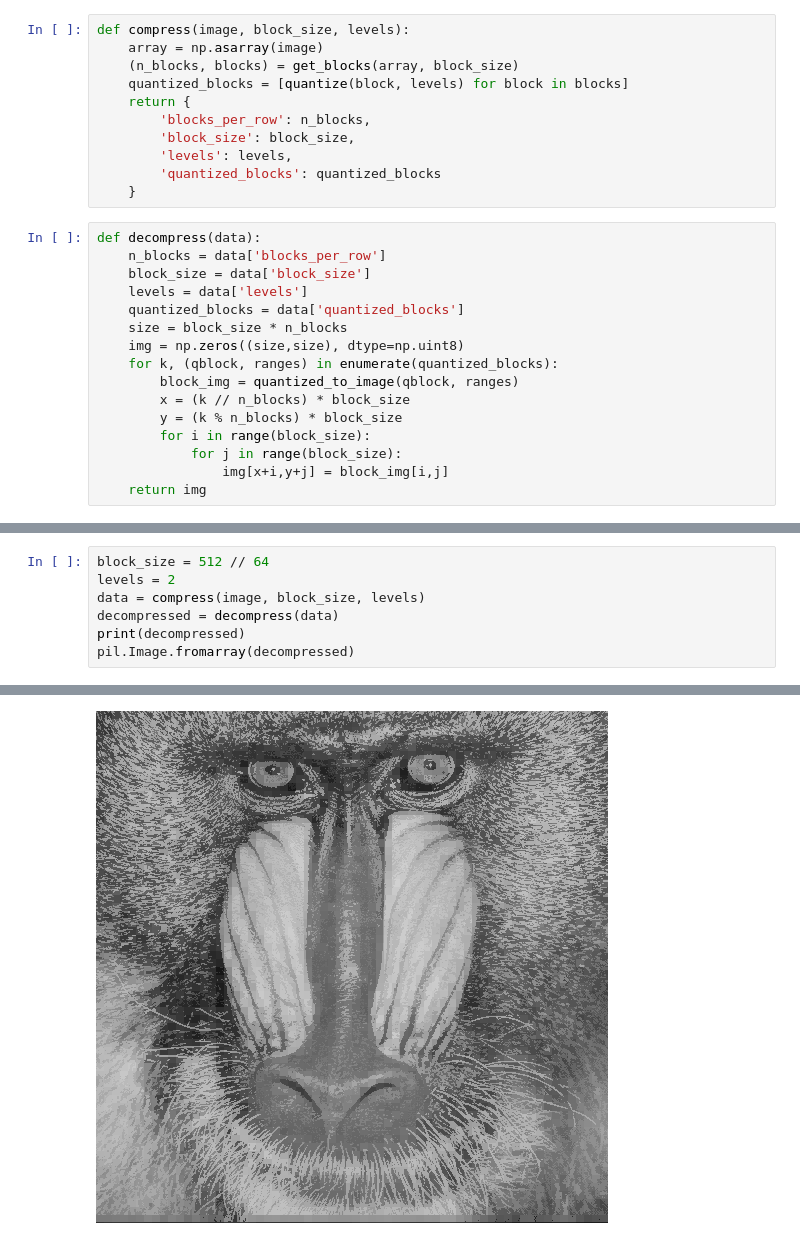
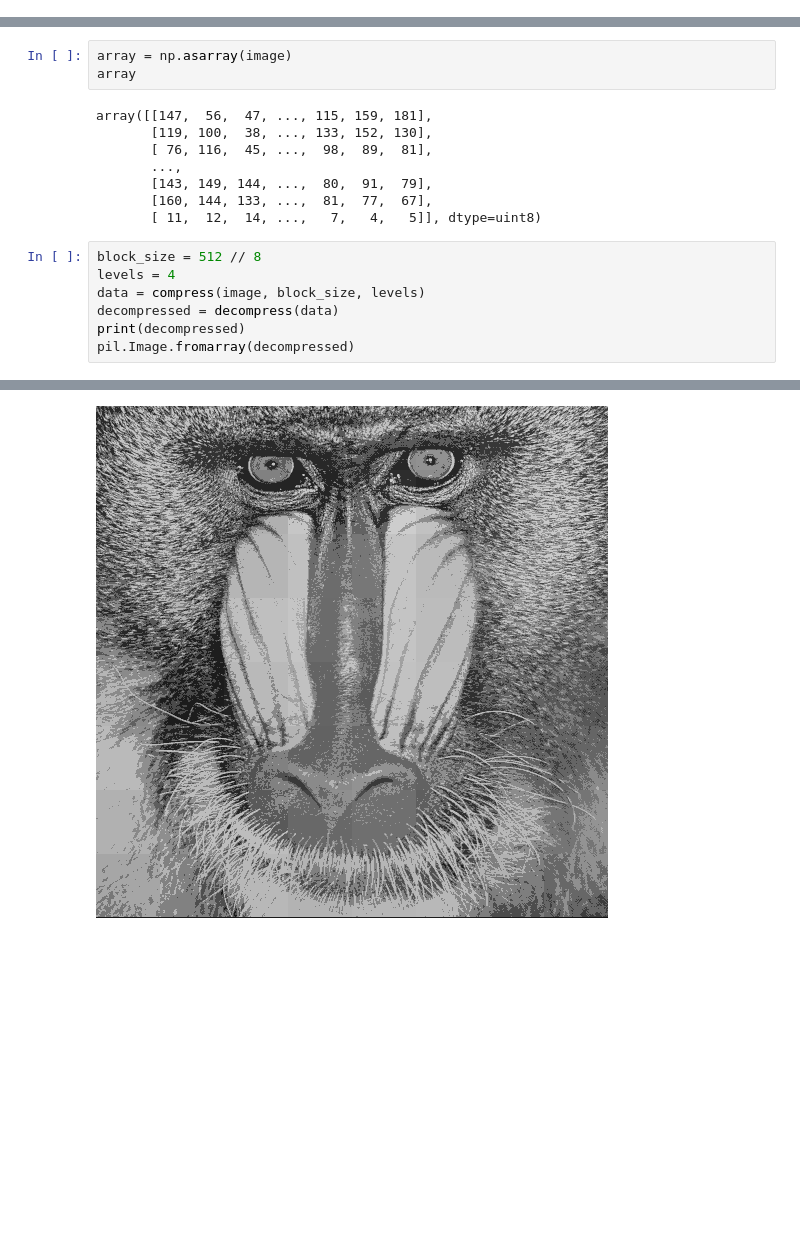
Before and after one commit to brenoafb/image-compression, a Jupyter notebook: Untitled.ipynb, the cells around one changed output, grey strips where cells are left out. Saved outputs shown, nothing was run; the diff lists cells and outputs as text; blank space fills up the shorter version.

```diff
--- a/Untitled.ipynb
+++ b/Untitled.ipynb
@@ -114,27 +11,0 @@ pil.Image.fromarray(img)
-# %%
-def compress(image, block_size, levels):
-    array = np.asarray(image)
-    (n_blocks, blocks) = get_blocks(array, block_size)
-    quantized_blocks = [quantize(block, levels) for block in blocks]
-    return {
-        'blocks_per_row': n_blocks,
-        'block_size': block_size,
-        'levels': levels,
-        'quantized_blocks': quantized_blocks
-    }
-# %%
-def decompress(data):
-    n_blocks = data['blocks_per_row']
-    block_size = data['block_size']
-    levels = data['levels']
-    quantized_blocks = data['quantized_blocks']
-    size = block_size * n_blocks
-    img = np.zeros((size,size), dtype=np.uint8)
-    for k, (qblock, ranges) in enumerate(quantized_blocks):
-        block_img = quantized_to_image(qblock, ranges)
-        x = (k // n_blocks) * block_size
-        y = (k % n_blocks) * block_size
-        for i in range(block_size):
-            for j in range(block_size):
-                img[x+i,y+j] = block_img[i,j]
-    return img
@@ -151,6 +12,17 @@ def decompress(data):
+# %%
+array = np.asarray(image)
+array
+# %% [output]
+array([[147,  56,  47, ..., 115, 159, 181],
+       [119, 100,  38, ..., 133, 152, 130],
+       [ 76, 116,  45, ...,  98,  89,  81],
+       ...,
+       [143, 149, 144, ...,  80,  91,  79],
+       [160, 144, 133, ...,  81,  77,  67],
+       [ 11,  12,  14, ...,   7,   4,   5]], dtype=uint8)
 # %%
-block_size = 512 // 64
-levels = 2
+block_size = 512 // 8
+levels = 4
 data = compress(image, block_size, levels)
 decompressed = decompress(data)
 print(decompressed)
@@ -167 +38 @@ dim = 512
-[figure, old version]
+[figure, new version]
```
Also changed, not shown: parts of 13 cells of this notebook, 1 other file.
